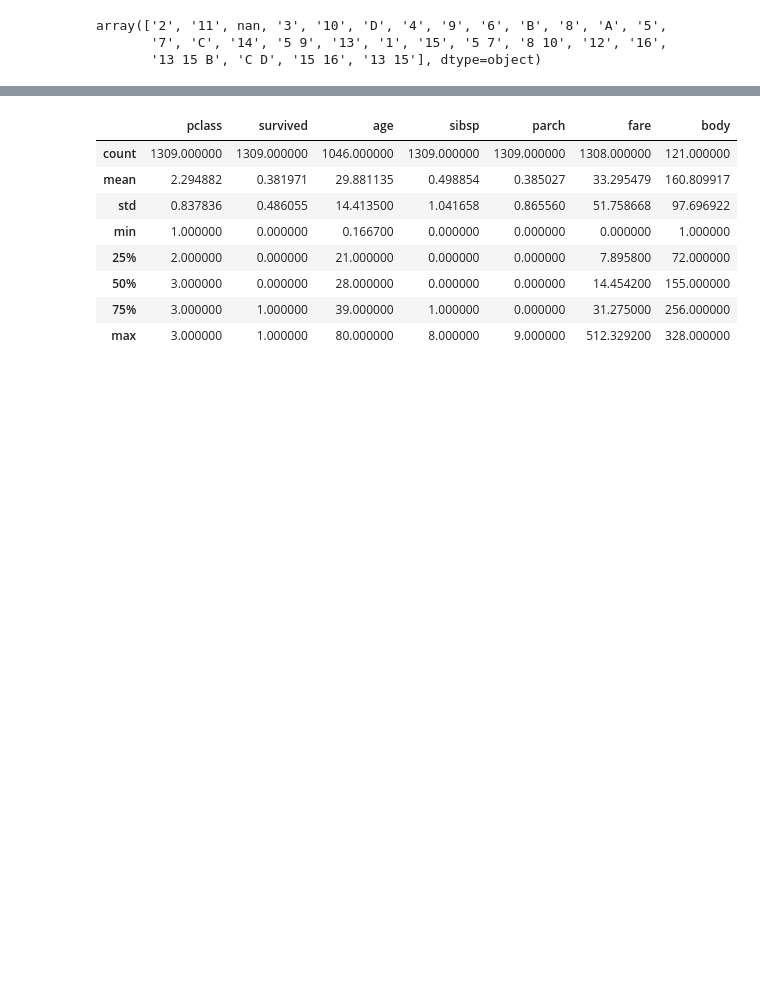
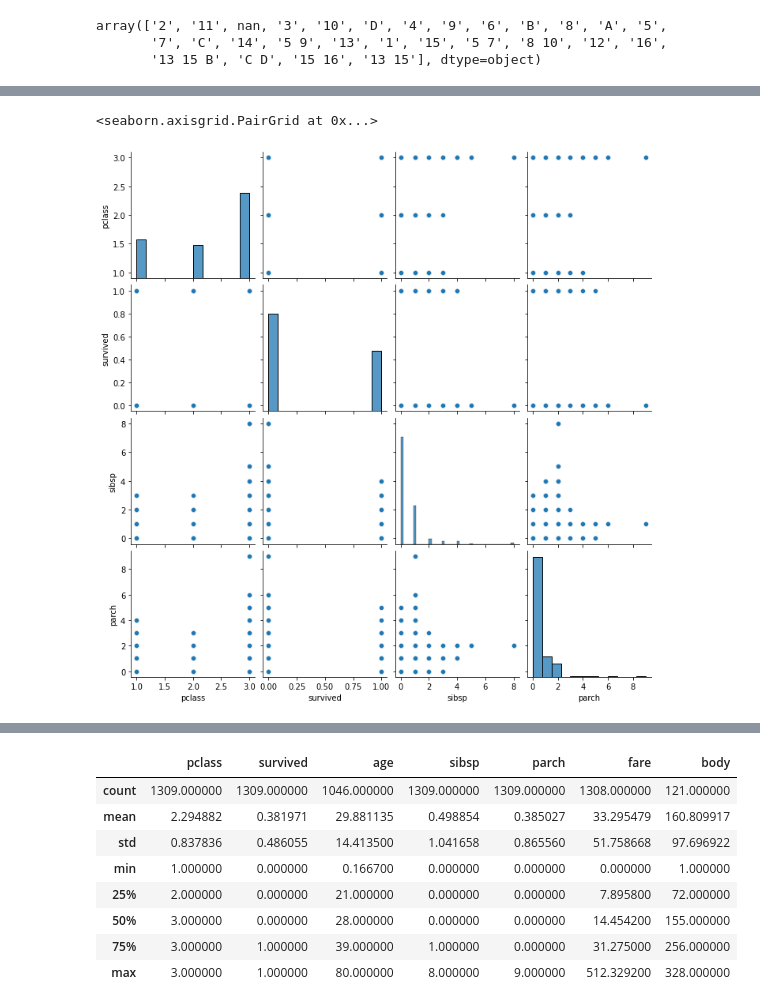
Before and after one commit to martinlietz/LetsCode, a Jupyter notebook: PI Data Science/03. Bibliotecas e APIs/02. Pandas/Aula 3 - pandas_eda_titanic.ipynb, the cells around one changed output, grey strips where cells are left out. Drawn from its saved outputs; the diff is of its cells as text; code cells hidden in the pictures; blank space fills up the shorter version.

```diff
--- a/PI Data Science/03. Bibliotecas e APIs/02. Pandas/Aula 3 - pandas_eda_titanic.ipynb
+++ b/PI Data Science/03. Bibliotecas e APIs/02. Pandas/Aula 3 - pandas_eda_titanic.ipynb
@@ -330,3 +336,9 @@ array(['2', '11', nan, '3', '10', 'D', '4', '9', '6', 'B', '8', 'A', '5',
+# %%
+import seaborn as sns
+sns.pairplot(df)
+# %% [output]
+<seaborn.axisgrid.PairGrid at 0x...>
+[figure, added]
 # %%
 df.select_dtypes(exclude=np.number)
 # %% [output]
```
Also changed, not shown: parts of 10 cells of this notebook, 2 other files.
